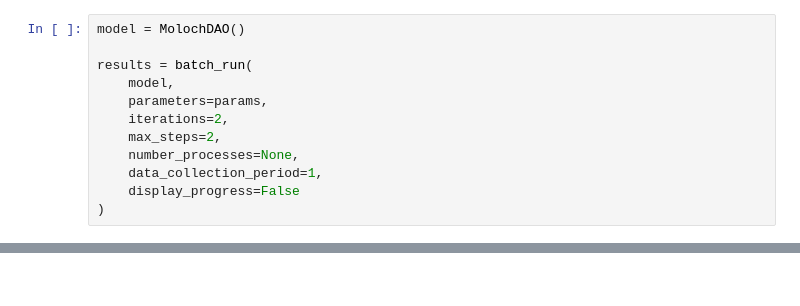
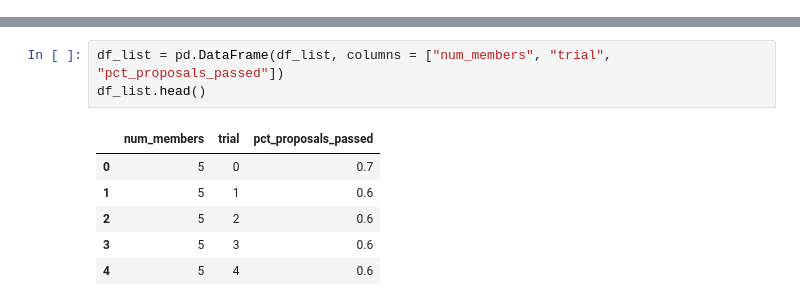
Before and after one commit to clemp/abm-moloch-dao, a Jupyter notebook: Moloch DAO Agent-Based Model.ipynb, the cells around one changed output, grey strips where cells are left out. Saved outputs shown, nothing was run; the diff lists cells and outputs as text.

```diff
--- a/Moloch DAO Agent-Based Model.ipynb
+++ b/Moloch DAO Agent-Based Model.ipynb
@@ -24,13 +26 @@ params = {
 }
-# %%
-model = MolochDAO()
-
-results = batch_run(
-    model,
-    parameters=params,
-    iterations=2,
-    max_steps=2,
-    number_processes=None,
-    data_collection_period=1,
-    display_progress=False
-)
@@ -59,0 +51,10 @@ for i in range(15):
+# %%
+df_list = pd.DataFrame(df_list, columns = ["num_members", "trial", "pct_proposals_passed"])
+df_list.head()
+# %% [output]
+|  | num_members | trial | pct_proposals_passed |
+| 0 | 5 | 0 | 0.7 |
+| 1 | 5 | 1 | 0.6 |
+| 2 | 5 | 2 | 0.6 |
+| 3 | 5 | 3 | 0.6 |
+| 4 | 5 | 4 | 0.6 |
```
Also changed, not shown: parts of 7 cells of this notebook, 1 other file.
